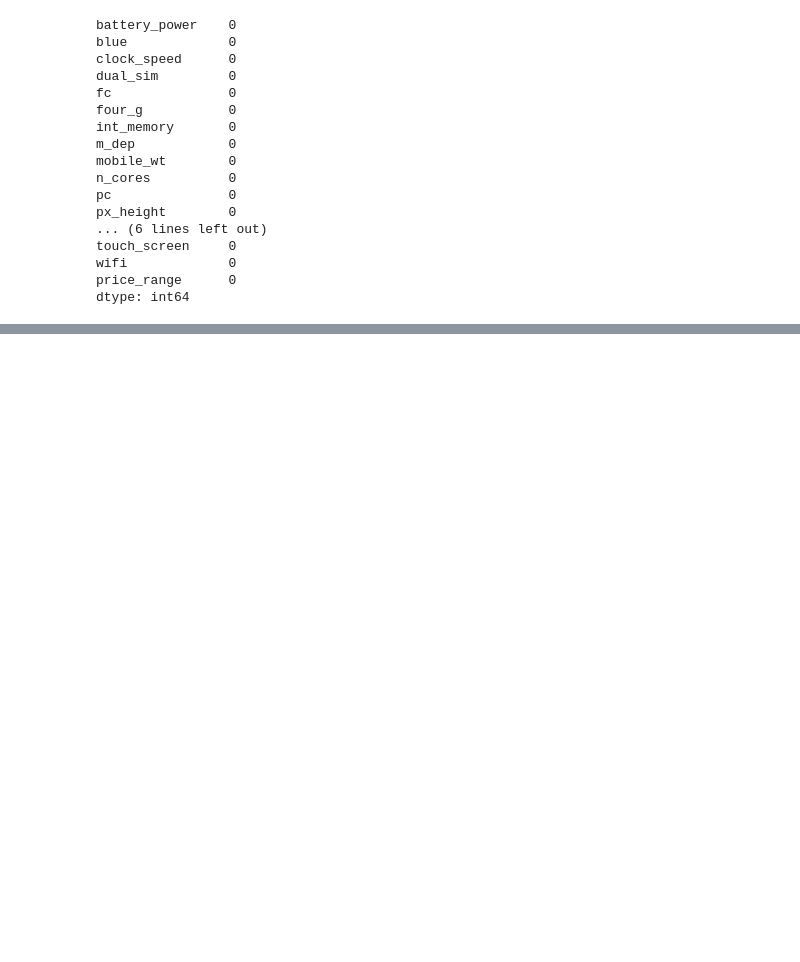
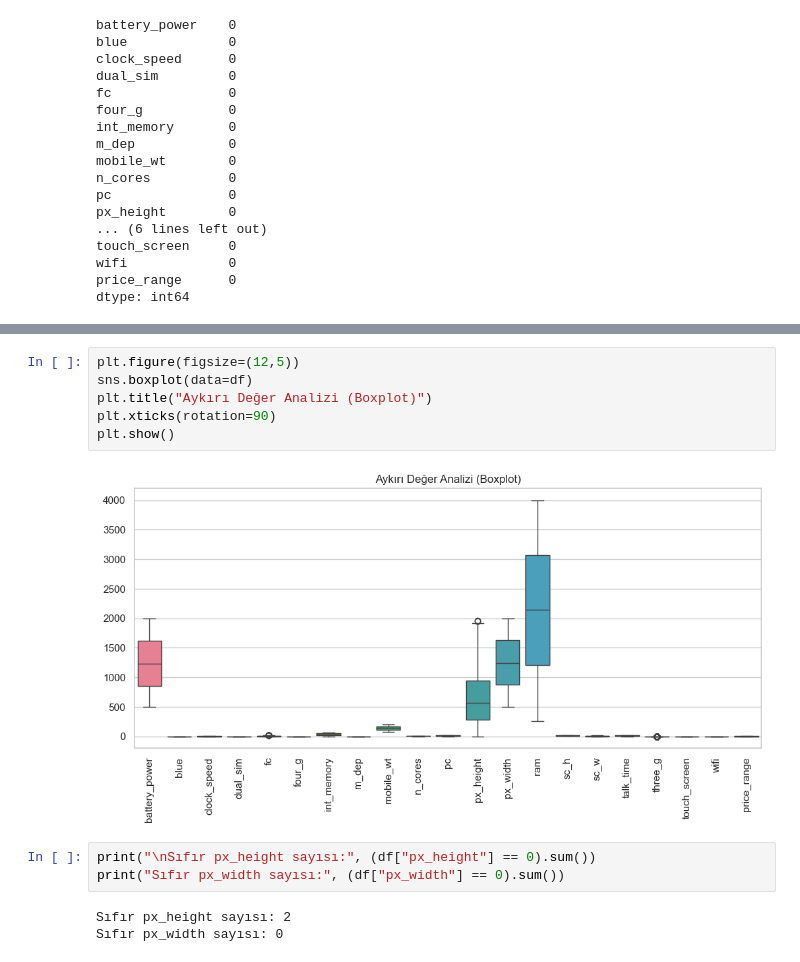
Before and after one commit to aFurkanSogutcu/Mobile-Price-Classification, a Jupyter notebook: preprocessing.ipynb, the cells around one changed output, grey strips where cells are left out. Saved outputs shown, nothing was run; the diff lists cells and outputs as text; blank space fills up the shorter version.

```diff
--- a/preprocessing.ipynb
+++ b/preprocessing.ipynb
@@ -69,0 +85,14 @@ array([[<Axes: title={'center': 'battery_power'}>,
+# %%
+plt.figure(figsize=(12,5))
+sns.boxplot(data=df)
+plt.title("Aykırı Değer Analizi (Boxplot)")
+plt.xticks(rotation=90)
+plt.show()
+# %% [output]
+[figure, added]
+# %%
+print("\nSıfır px_height sayısı:", (df["px_height"] == 0).sum())
+print("Sıfır px_width sayısı:", (df["px_width"] == 0).sum())
+# %% [output]
+Sıfır px_height sayısı: 2
+Sıfır px_width sayısı: 0
```
Also changed, not shown: parts of 23 cells of this notebook, 2 other files.
